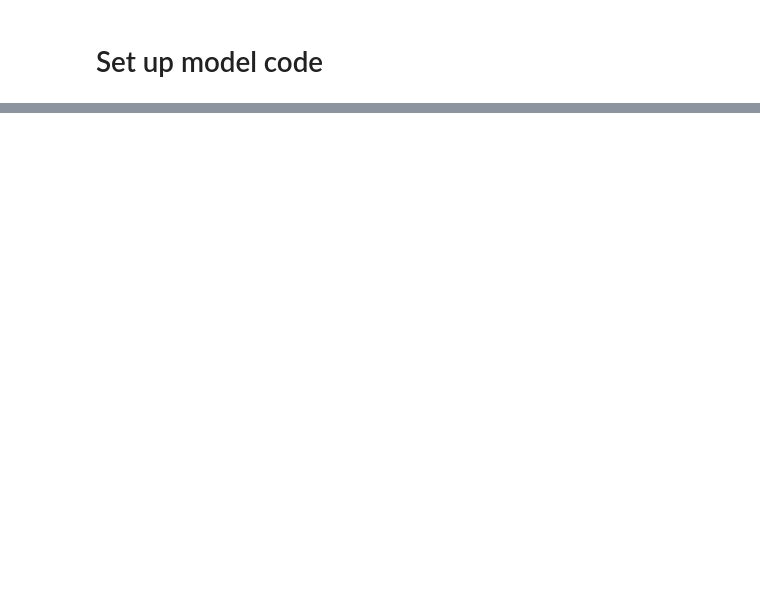
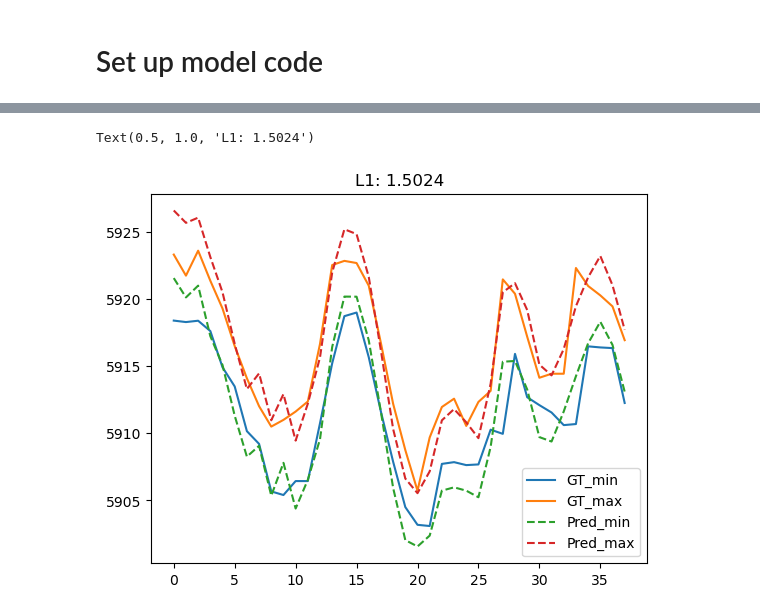
Before and after one commit to scoutiii/BearLakeData, a Jupyter notebook: Model.ipynb, the cells around one changed output, grey strips where cells are left out. Saved outputs shown, nothing was run; the diff lists cells and outputs as text; code cells hidden in the pictures; blank space fills up the shorter version.

```diff
--- a/Model.ipynb
+++ b/Model.ipynb
@@ -304,0 +498,23 @@ np.argmin(testing_loss_epoch)
+# %%
+model = GRU_MME()
+model.load_state_dict(torch.load("gru_model_mintest_1.pth"))
+model.to(device)
+
+model.eval()
+with torch.no_grad():
+    for batch_X, batch_Ys in dataloader_test:
+        batch_X = batch_X.to(device)
+        batch_Ys = batch_Ys.to(device)
+        outputs, std = model(batch_X)
+        loss = l1(outputs, batch_Ys)
+
+# print(batch_Ys)
+# print(outputs)
+plt.plot(batch_Ys.detach().cpu().numpy(), label=['GT_min', 'GT_max'])
+plt.plot(outputs.detach().cpu().numpy(), label=['Pred_min', 'Pred_max'], linestyle='--')
+plt.legend()
+plt.title(f"L1: {loss.item():.4f}")
+# plt.savefig("Preds_pretraining.png")
+# %% [output]
+Text(0.5, 1.0, 'L1: 1.5024')
+[figure, added]
```
Also changed, not shown: parts of 24 cells of this notebook, 5 other files.
